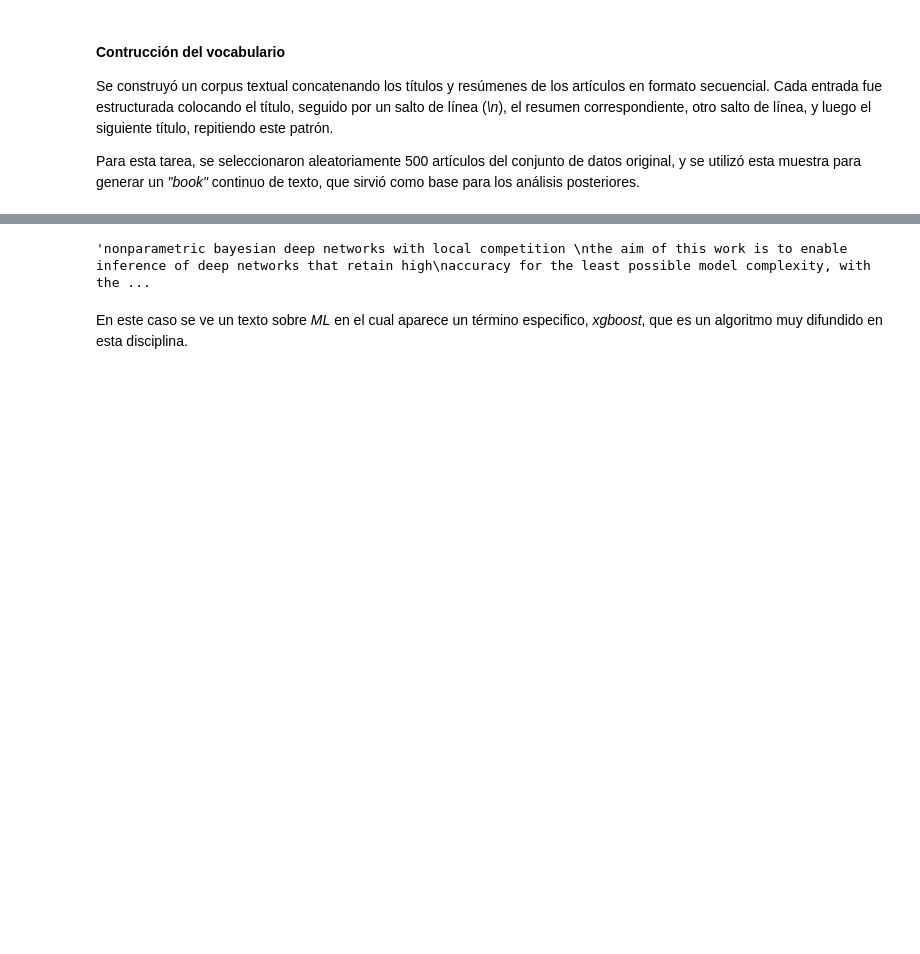
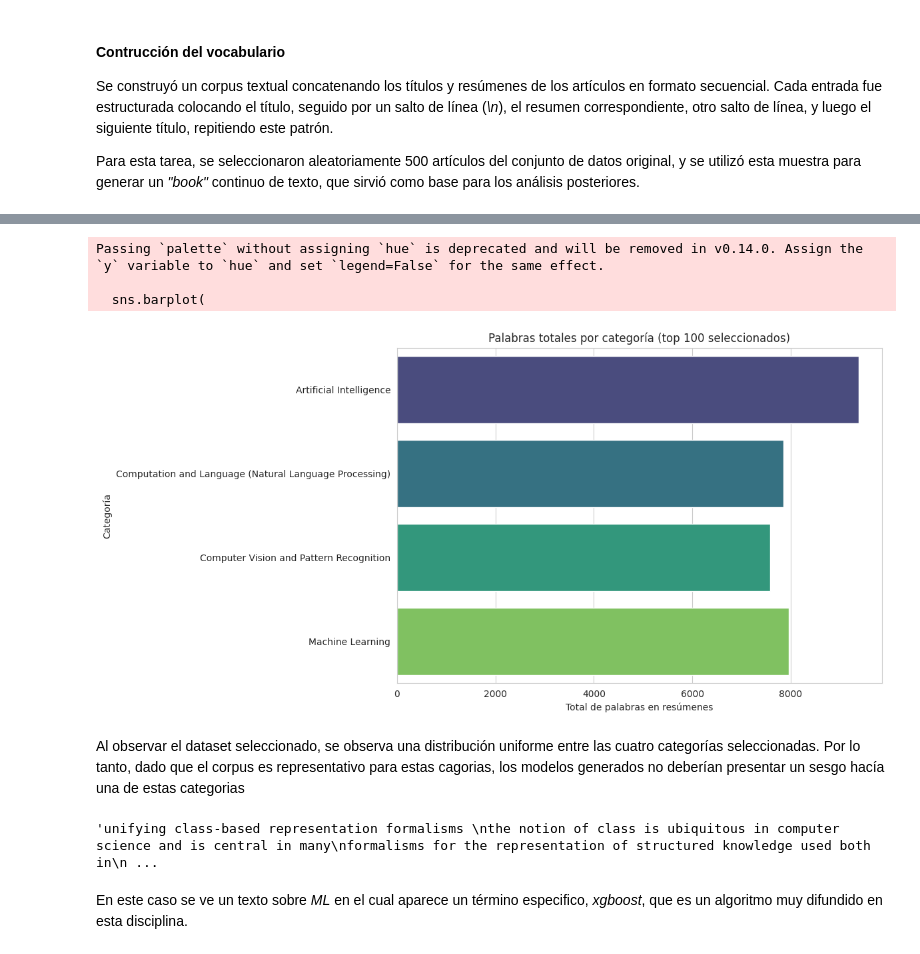
Before and after one commit to adrianlapaz3/Procesamiento_Lenguaje_Natural, a Jupyter notebook: Desafio_3/4_modelo_lenguaje_char.ipynb, the cells around one changed output, grey strips where cells are left out. Drawn from its saved outputs; the diff is of its cells as text; code cells hidden in the pictures; blank space fills up the shorter version.

Commit message:
dudas
consultar sobre los generadores

```diff
--- a/Desafio_3/4_modelo_lenguaje_char.ipynb
+++ b/Desafio_3/4_modelo_lenguaje_char.ipynb
@@ -149,13 +166,34 @@ Para esta tarea, se seleccionaron aleatoriamente 500 artículos del conjunto de
+# %%
+plt.figure(figsize=(12, 6))
+
+sns.barplot(
+    x='summary_word_count',
+    y='category',
+    data=dataset.groupby('category', as_index=False)['summary_word_count'].sum(),
+    palette='viridis'
+)
+
+plt.title('Palabras totales por categoría (top 100 seleccionados)')
+plt.xlabel('Total de palabras en resúmenes')
+plt.ylabel('Categoría')
+plt.tight_layout()
+plt.savefig('./figures/top_categories_words_sum.png', dpi=150)
+plt.show()
+# %% [output]
+Passing `palette` without assigning `hue` is deprecated and will be removed in v0.14.0. Assign the `y` variable to `hue` and set `legend=False` for the same effect.
+
+  sns.barplot(
+[figure, added]
+# %% [markdown]
+Al observar el dataset seleccionado, se observa una distribución uniforme entre las cuatro categorías seleccionadas. Por lo tanto, dado que el corpus es representativo para estas cagorias, los modelos generados no deberían presentar un sesgo hacía una de estas categorias
 # %%
-import random
-dataset = dataset.sample(100, random_state=42)
 article_text = ''
 for index, row in dataset.iterrows():
     article_text += row['title'] + ' \n' + row['summary'] + ' \n'
 article_text = article_text.lower()
 article_text[:1000]
 # %% [output]
-'nonparametric bayesian deep networks with local competition \nthe aim of this work is to enable inference of deep networks that retain high\naccuracy for the least possible model complexity, with the ...
+'unifying class-based representation formalisms \nthe notion of class is ubiquitous in computer science and is central in many\nformalisms for the representation of structured knowledge used both in\n ...
 # %% [markdown]
 En este caso se ve un texto sobre *ML* en el cual aparece un término especifico, *xgboost*, que es un algoritmo muy difundido en esta disciplina.
 # %% [markdown]
```
Also changed, not shown: parts of 39 cells of this notebook, 10 other files.
